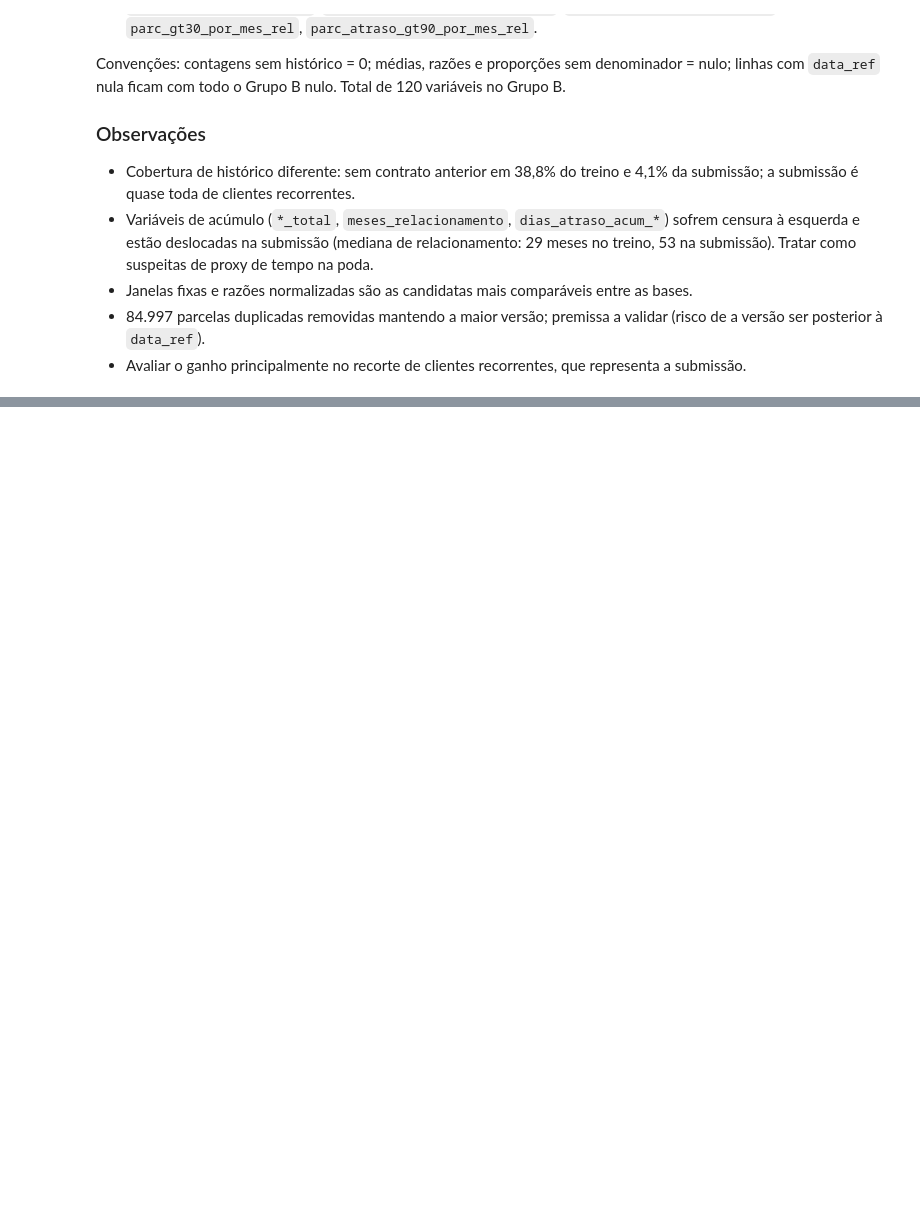
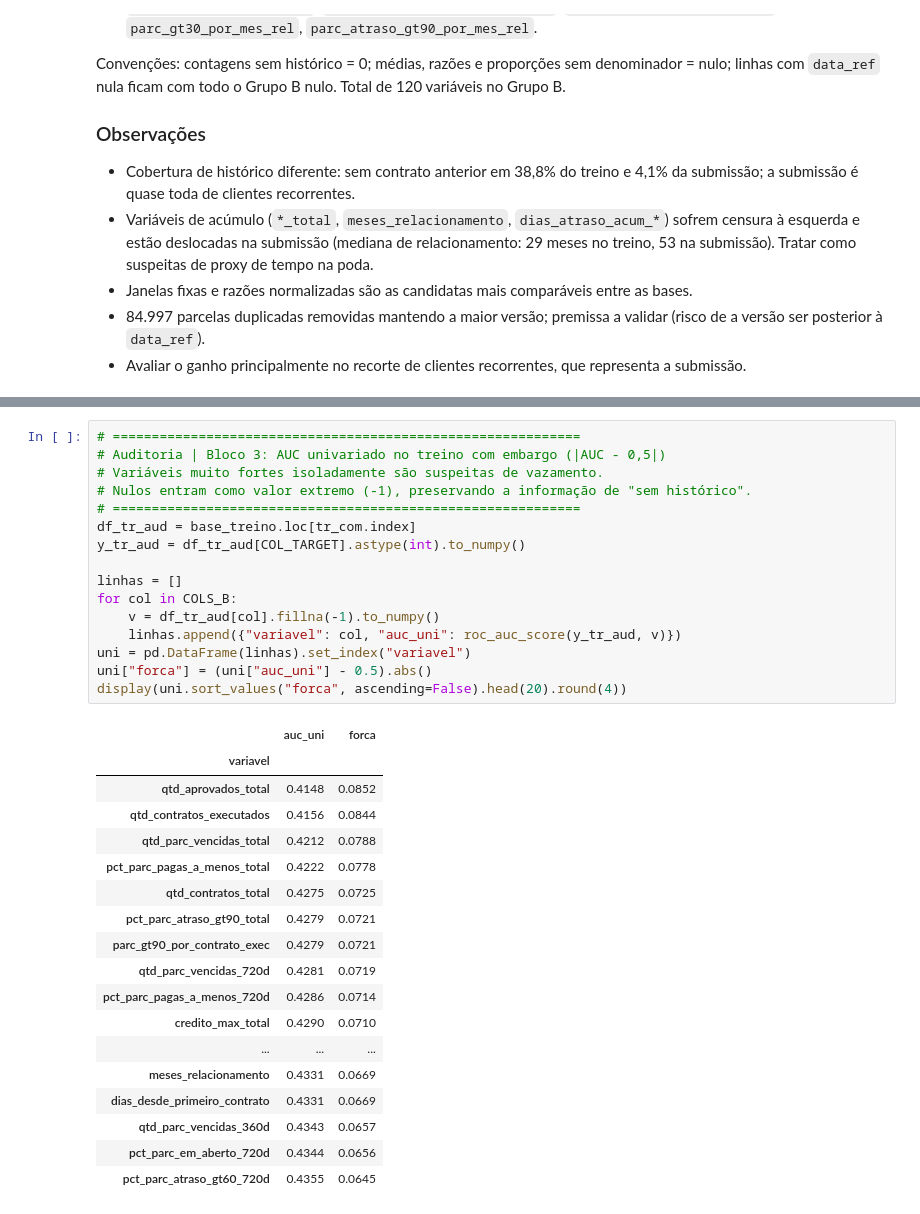
Before and after one commit to Gabverz/DS-Accelerator, a Jupyter notebook: notebooks/03_features_modelagem.ipynb, the cells around one changed output, grey strips where cells are left out. Saved outputs shown, nothing was run; the diff lists cells and outputs as text; blank space fills up the shorter version.

```diff
--- a/notebooks/03_features_modelagem.ipynb
+++ b/notebooks/03_features_modelagem.ipynb
@@ -1059,0 +1242,35 @@ Convenções: contagens sem histórico = 0; médias, razões e proporções sem
+# %%
+# ============================================================
+# Auditoria | Bloco 3: AUC univariado no treino com embargo (|AUC - 0,5|)
+# Variáveis muito fortes isoladamente são suspeitas de vazamento.
+# Nulos entram como valor extremo (-1), preservando a informação de "sem histórico".
+# ============================================================
+df_tr_aud = base_treino.loc[tr_com.index]
+y_tr_aud = df_tr_aud[COL_TARGET].astype(int).to_numpy()
+
+linhas = []
+for col in COLS_B:
+    v = df_tr_aud[col].fillna(-1).to_numpy()
+    linhas.append({"variavel": col, "auc_uni": roc_auc_score(y_tr_aud, v)})
+uni = pd.DataFrame(linhas).set_index("variavel")
+uni["forca"] = (uni["auc_uni"] - 0.5).abs()
+display(uni.sort_values("forca", ascending=False).head(20).round(4))
+# %% [output]
+|  | auc_uni | forca |
+| variavel |  |  |
+| qtd_aprovados_total | 0.4148 | 0.0852 |
+| qtd_contratos_executados | 0.4156 | 0.0844 |
+| qtd_parc_vencidas_total | 0.4212 | 0.0788 |
+| pct_parc_pagas_a_menos_total | 0.4222 | 0.0778 |
+| qtd_contratos_total | 0.4275 | 0.0725 |
+| pct_parc_atraso_gt90_total | 0.4279 | 0.0721 |
+| parc_gt90_por_contrato_exec | 0.4279 | 0.0721 |
+| qtd_parc_vencidas_720d | 0.4281 | 0.0719 |
+| pct_parc_pagas_a_menos_720d | 0.4286 | 0.0714 |
+| credito_max_total | 0.4290 | 0.0710 |
+| ... | ... | ... |
+| meses_relacionamento | 0.4331 | 0.0669 |
+| dias_desde_primeiro_contrato | 0.4331 | 0.0669 |
+| qtd_parc_vencidas_360d | 0.4343 | 0.0657 |
+| pct_parc_em_aberto_720d | 0.4344 | 0.0656 |
+| pct_parc_atraso_gt60_720d | 0.4355 | 0.0645 |
```
Also changed, not shown: parts of 14 cells of this notebook, 1 other file.
